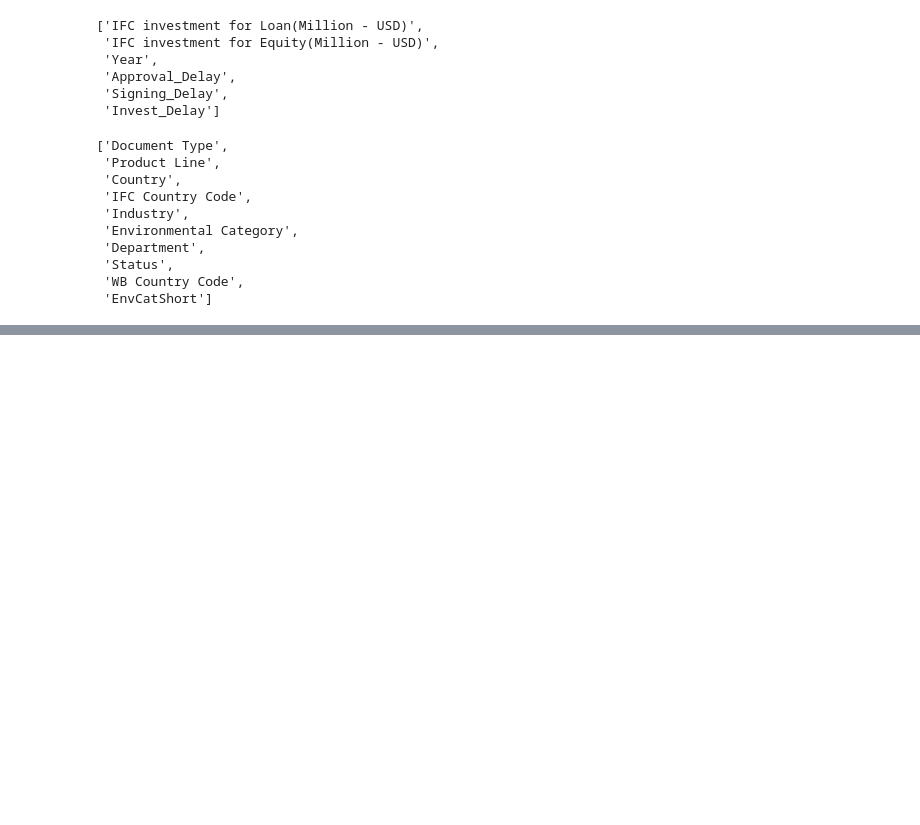
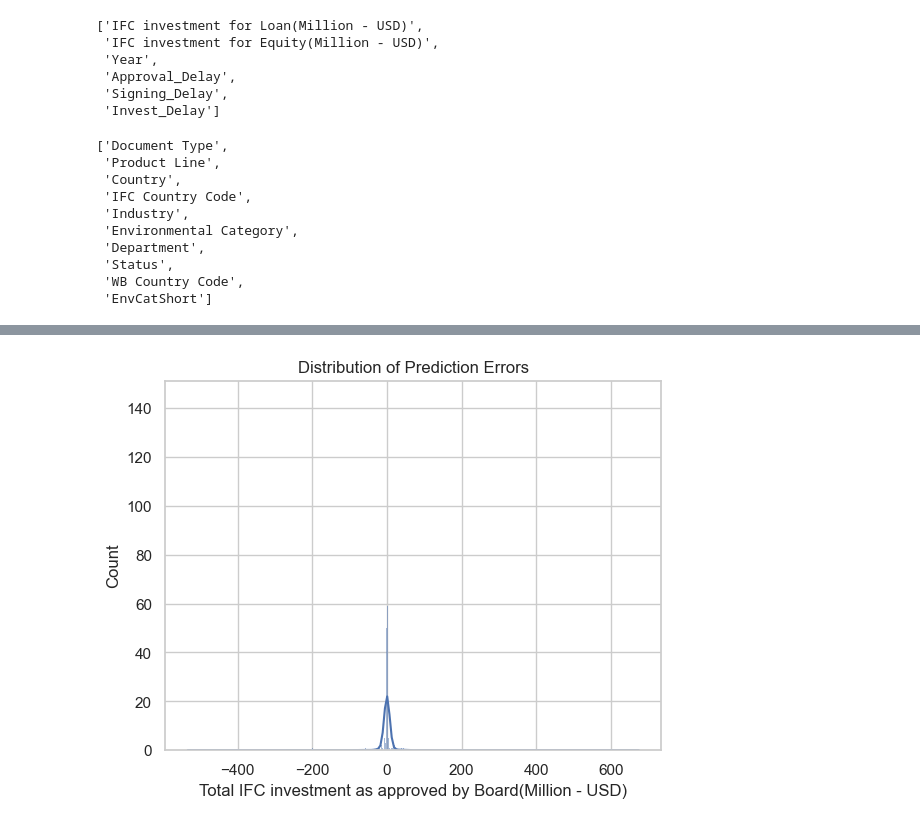
Before and after one commit to Rajabboev/Hybrid_ML_model_investment, a Jupyter notebook: IFC Investment .ipynb, the cells around one changed output, grey strips where cells are left out. Drawn from its saved outputs; the diff is of its cells as text; code cells hidden in the pictures; blank space fills up the shorter version.

```diff
--- a/IFC Investment .ipynb
+++ b/IFC Investment .ipynb
@@ -596,0 +786,6 @@ X_train, X_test, y_train, y_test = train_test_split(
+# %%
+sns.histplot(residuals, kde=True)
+plt.title("Distribution of Prediction Errors")
+plt.show()
+# %% [output]
+[figure, added]
```
Also changed, not shown: parts of 9 cells of this notebook.
